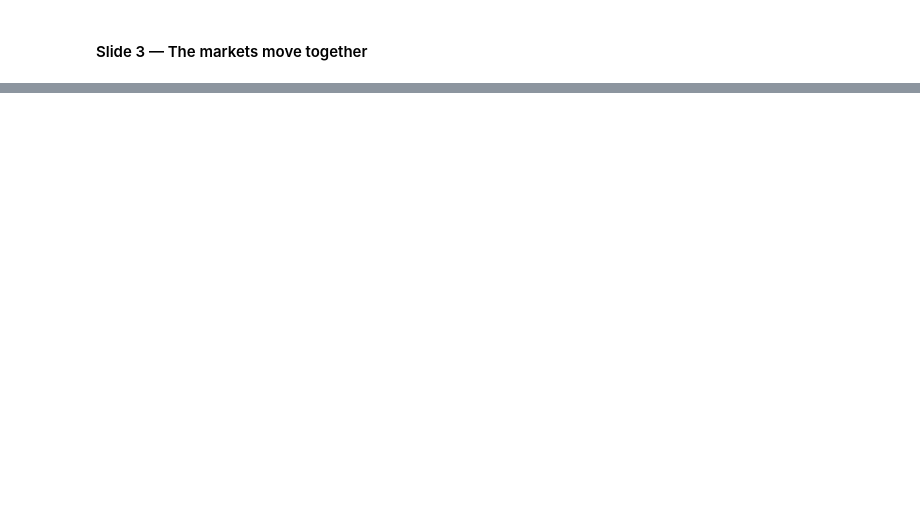
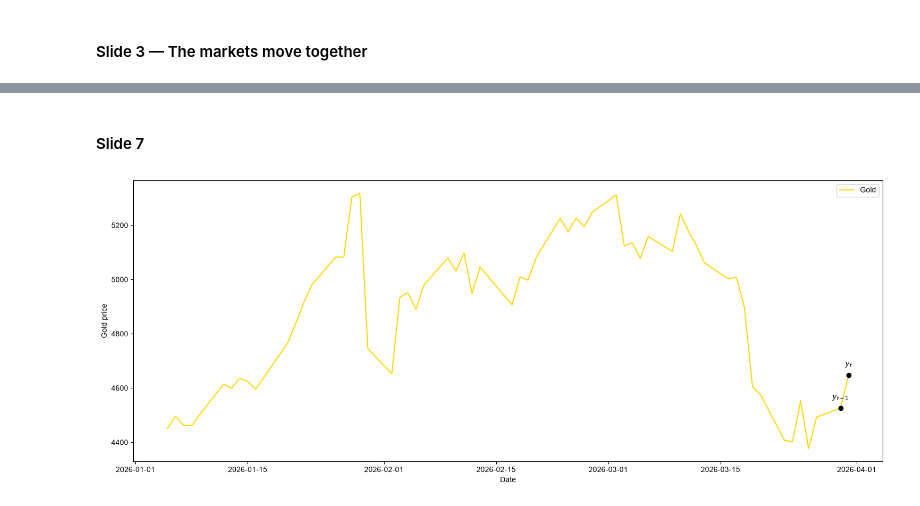
Before and after one commit to Bloodphilic/AlgoStalk, a Jupyter notebook: course/TimeSeries/VAR/code/VAR_Concepts_Investigation.ipynb, the cells around one changed output, grey strips where cells are left out. Saved outputs shown, nothing was run; the diff lists cells and outputs as text; code cells hidden in the pictures; blank space fills up the shorter version.

```diff
--- a/course/TimeSeries/VAR/code/VAR_Concepts_Investigation.ipynb
+++ b/course/TimeSeries/VAR/code/VAR_Concepts_Investigation.ipynb
@@ -119,0 +181,25 @@ plt.show()
+# %% [markdown]
+#### Slide 7
+# %%
+gold_recent = gold.tail(60)
+
+ax = get_market_chart(
+    gold_recent,
+    "Date",
+    "Close",
+    label="Gold",
+    color=custom_palleter["Gold"],
+    hide_ticks=False,
+)
+
+previous = gold_recent.iloc[-2]
+today = gold_recent.iloc[-1]
+ax.scatter([previous["Date"], today["Date"]], [previous["Close"], today["Close"]], color="black", zorder=3)
+ax.annotate("$y_{t-1}$", (previous["Date"], previous["Close"]), xytext=(0, 12), textcoords="offset points", ha="center")
+ax.annotate("$y_t$", (today["Date"], today["Close"]), xytext=(0, 12), textcoords="offset points", ha="center")
+ax.set_xlabel("Date")
+ax.set_ylabel("Gold price")
+ax.figure.tight_layout()
+plt.show()
+# %% [output]
+[figure, added]
```
Also changed, not shown: parts of 90 cells of this notebook, 8 other files.
